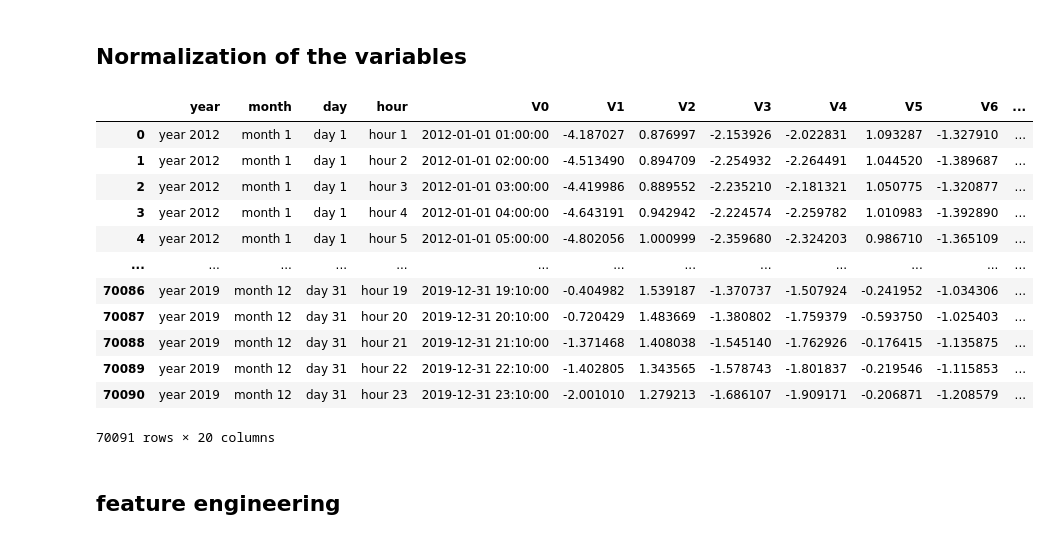
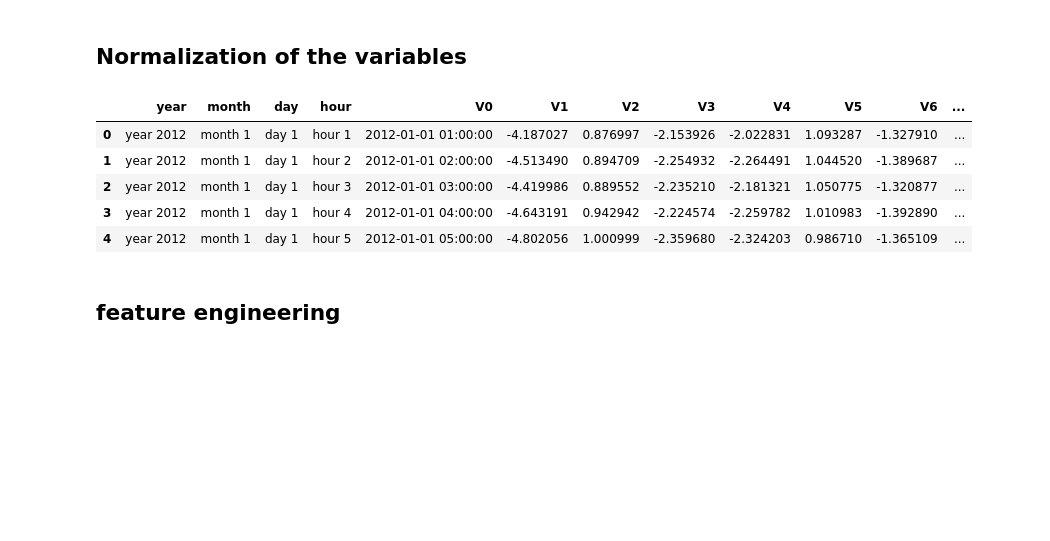
Before and after one commit to roishlezinger/test, a Jupyter notebook: predict.ipynb, the cells around one changed output. Saved outputs shown, nothing was run; the diff lists cells and outputs as text; code cells hidden in the pictures; blank space fills up the shorter version.

```diff
--- a/predict.ipynb
+++ b/predict.ipynb
@@ -24,24 +17,18 @@ dat
 # %% [markdown]
 ## Normalization of the variables
 # %%
+#This step is important for the linear regression done later
 dat_y = dat.loc[:,['year','month','day','hour','V0','V1']]
 dat_x = dat.loc[:,'V2':'V15'].apply(lambda  x: (x-x.mean())/x.std(),axis=0)
 dat = pd.concat([dat_y,dat_x],axis=1)
-dat
+dat.head()
 # %% [output]
 |  | year | month | day | hour | V0 | V1 | V2 | V3 | V4 | V5 | V6 | ... |
 | 0 | year 2012 | month 1 | day 1 | hour 1 | 2012-01-01 01:00:00 | -4.187027 | 0.876997 | -2.153926 | -2.022831 | 1.093287 | -1.327910 | ... |
 | 1 | year 2012 | month 1 | day 1 | hour 2 | 2012-01-01 02:00:00 | -4.513490 | 0.894709 | -2.254932 | -2.264491 | 1.044520 | -1.389687 | ... |
 | 2 | year 2012 | month 1 | day 1 | hour 3 | 2012-01-01 03:00:00 | -4.419986 | 0.889552 | -2.235210 | -2.181321 | 1.050775 | -1.320877 | ... |
 | 3 | year 2012 | month 1 | day 1 | hour 4 | 2012-01-01 04:00:00 | -4.643191 | 0.942942 | -2.224574 | -2.259782 | 1.010983 | -1.392890 | ... |
 | 4 | year 2012 | month 1 | day 1 | hour 5 | 2012-01-01 05:00:00 | -4.802056 | 1.000999 | -2.359680 | -2.324203 | 0.986710 | -1.365109 | ... |
-| ... | ... | ... | ... | ... | ... | ... | ... | ... | ... | ... | ... | ... |
-| 70086 | year 2019 | month 12 | day 31 | hour 19 | 2019-12-31 19:10:00 | -0.404982 | 1.539187 | -1.370737 | -1.507924 | -0.241952 | -1.034306 | ... |
-| 70087 | year 2019 | month 12 | day 31 | hour 20 | 2019-12-31 20:10:00 | -0.720429 | 1.483669 | -1.380802 | -1.759379 | -0.593750 | -1.025403 | ... |
-| 70088 | year 2019 | month 12 | day 31 | hour 21 | 2019-12-31 21:10:00 | -1.371468 | 1.408038 | -1.545140 | -1.762926 | -0.176415 | -1.135875 | ... |
-| 70089 | year 2019 | month 12 | day 31 | hour 22 | 2019-12-31 22:10:00 | -1.402805 | 1.343565 | -1.578743 | -1.801837 | -0.219546 | -1.115853 | ... |
-| 70090 | year 2019 | month 12 | day 31 | hour 23 | 2019-12-31 23:10:00 | -2.001010 | 1.279213 | -1.686107 | -1.909171 | -0.206871 | -1.208579 | ... |
-70091 rows × 20 columns
 # %% [markdown]
 ## feature engineering
 # %%
```
Also changed, not shown: parts of 8 cells of this notebook.
